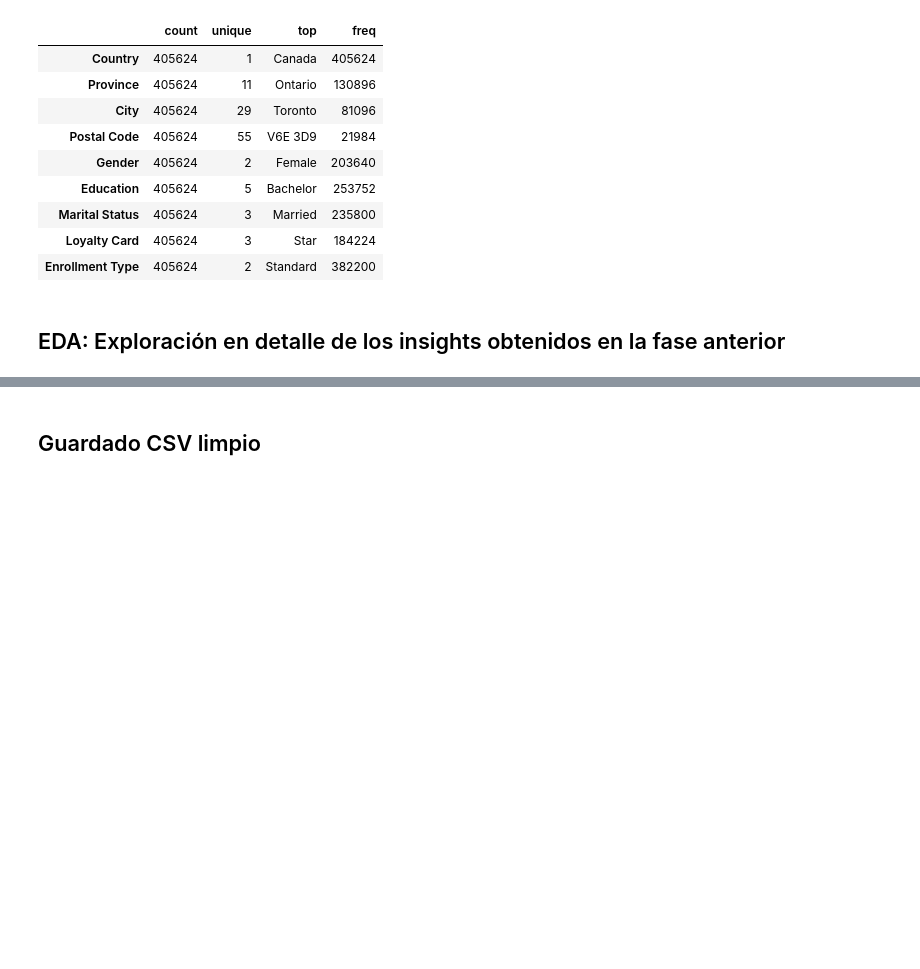
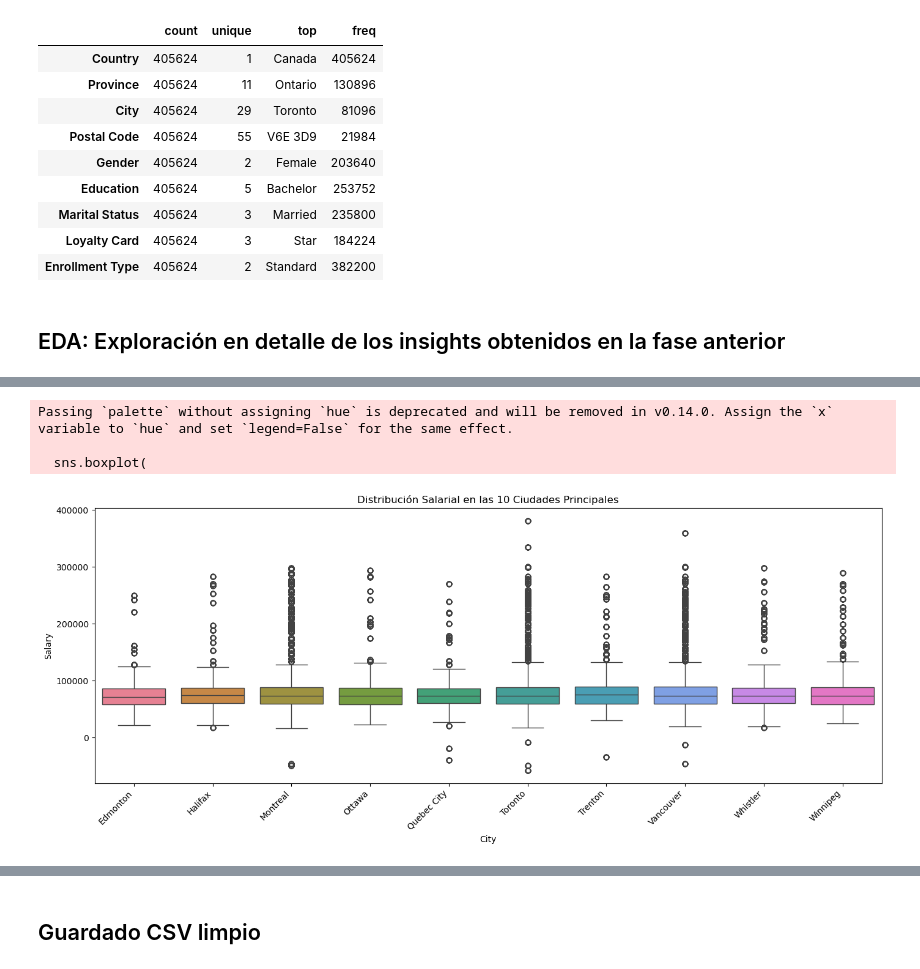
Before and after one commit to Adalab/bda-modulo-3-evaluacion-final-micaelalafratta, a Jupyter notebook: modulo-3-evaluacion-final-micaelalafratta.ipynb, the cells around one changed output, grey strips where cells are left out. Cells and saved outputs as stored; diff of their text form; code cells hidden in the pictures; blank space fills up the shorter version.

```diff
--- a/modulo-3-evaluacion-final-micaelalafratta.ipynb
+++ b/modulo-3-evaluacion-final-micaelalafratta.ipynb
@@ -458,0 +475,22 @@ if nulos_restantes > 0:
+# %%
+#Relación entre Salary y City (Top 10 Cities)
+# Pista: Como hay muchas ciudades, solo visualizamos las 10 más frecuentes.
+top_cities = df_merged['City'].value_counts().nlargest(10).index
+df_top_cities = df_merged[df_merged['City'].isin(top_cities)]
+
+plt.figure(figsize=(14, 6))
+sns.boxplot(
+    data=df_top_cities.sort_values('City'),
+    x='City',
+    y='Salary',
+    palette=sns.color_palette("husl", n_colors=10)
+)
+plt.title('Distribución Salarial en las 10 Ciudades Principales')
+plt.xticks(rotation=45, ha='right')
+plt.tight_layout()
+plt.show()
+# %% [output]
+Passing `palette` without assigning `hue` is deprecated and will be removed in v0.14.0. Assign the `x` variable to `hue` and set `legend=False` for the same effect.
+
+  sns.boxplot(
+[figure, added]
```
Also changed, not shown: parts of 29 cells of this notebook, 1 other file.
